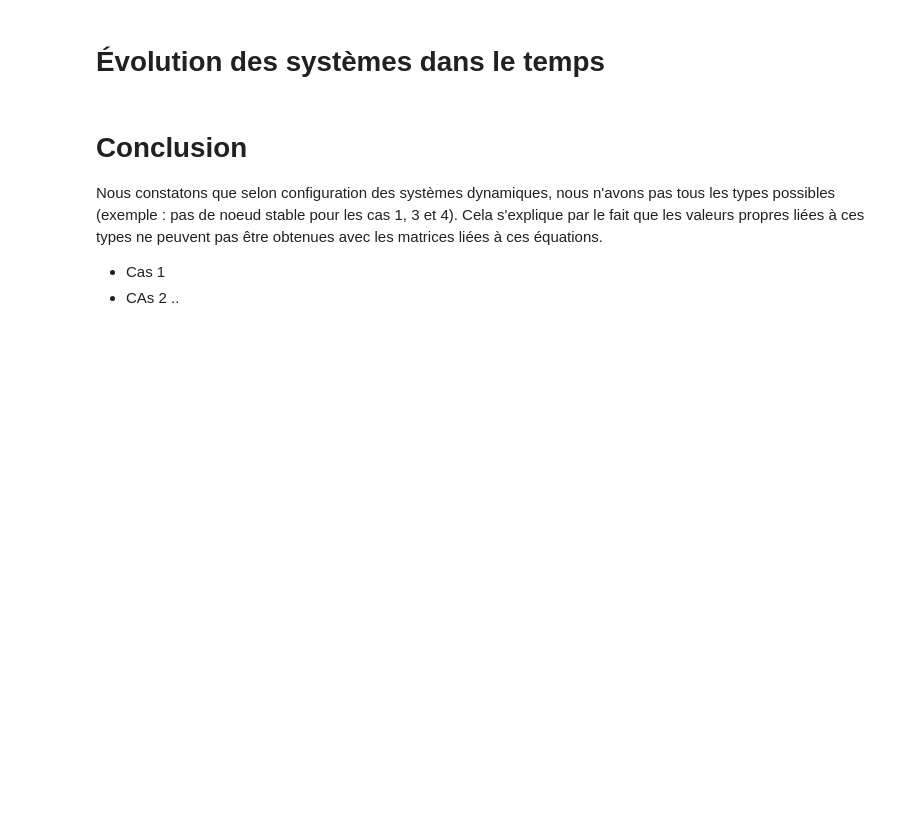
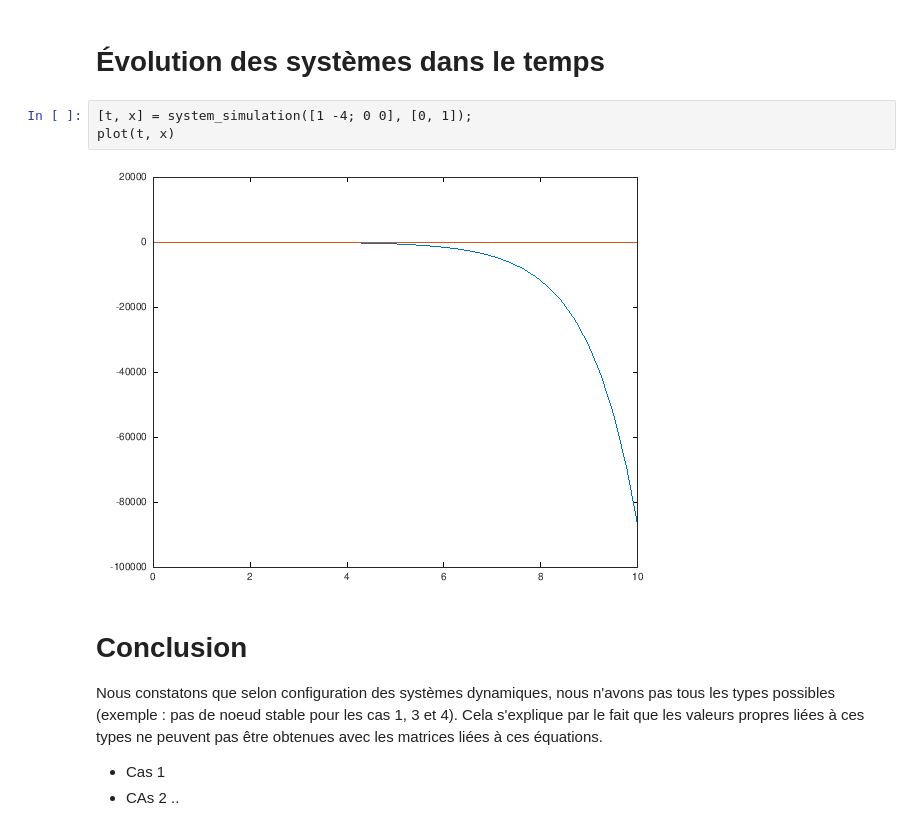
Before and after one commit to AlexandreHnf/Projet_ModSim, a Jupyter notebook: projet.ipynb, the cells around one changed output. Drawn from its saved outputs; the diff is of its cells as text; blank space fills up the shorter version.

```diff
--- a/projet.ipynb
+++ b/projet.ipynb
@@ -318,6 +318,11 @@ warning: called from
 [figure]
 # %% [markdown]
 # Évolution des systèmes dans le temps
+# %%
+[t, x] = system_simulation([1 -4; 0 0], [0, 1]);
+plot(t, x)
+# %% [output]
+[figure, added]
 # %% [markdown]
 # Conclusion
 Nous constatons que selon configuration des systèmes dynamiques, nous n'avons pas tous les types possibles (exemple : pas de noeud stable pour les cas 1, 3 et 4). Cela s'explique par le fait que les valeurs propres liées à ces types ne peuvent pas être obtenues avec les matrices liées à ces équations.
```
Also changed, not shown: parts of 1 cell of this notebook, 4 other files.
